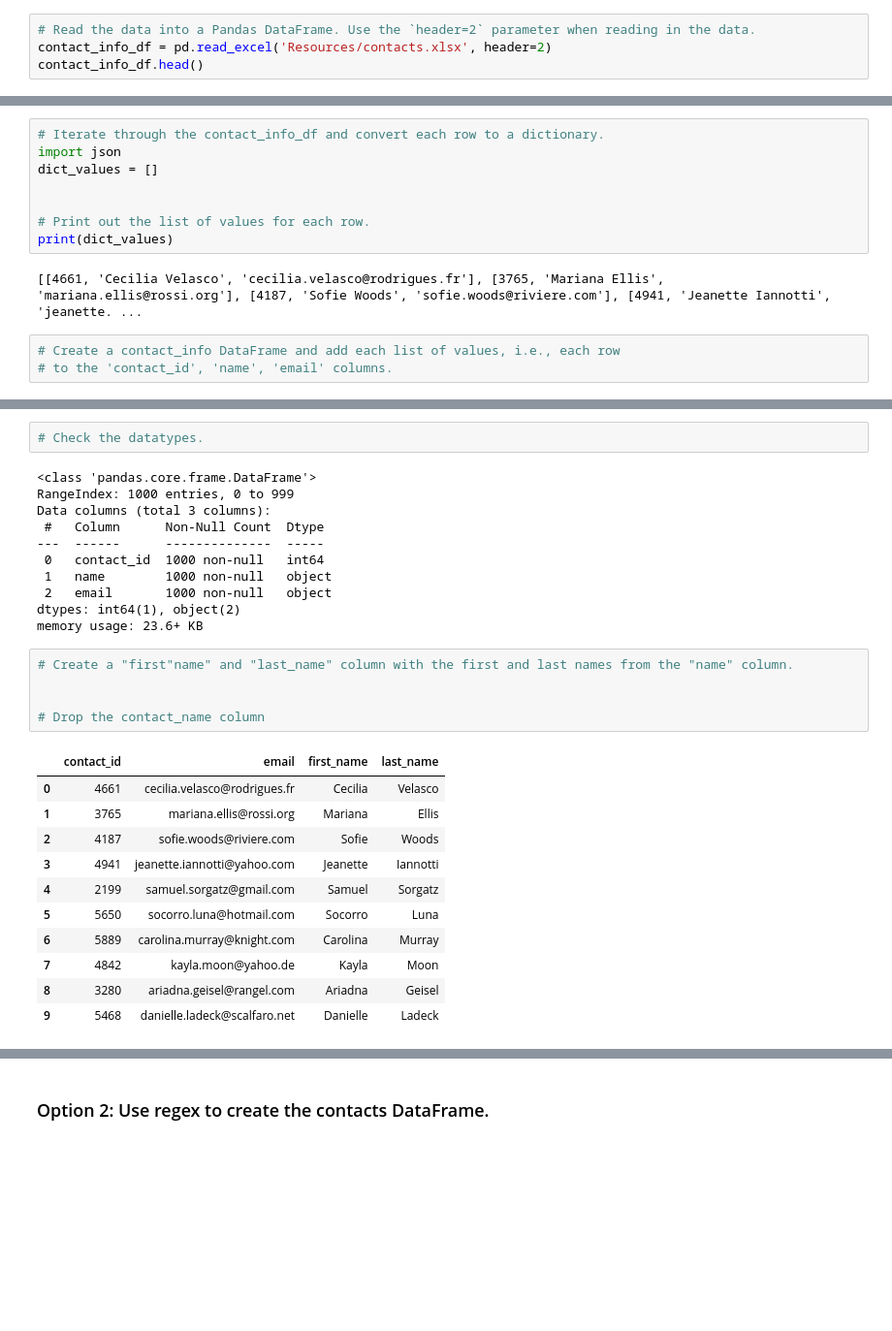
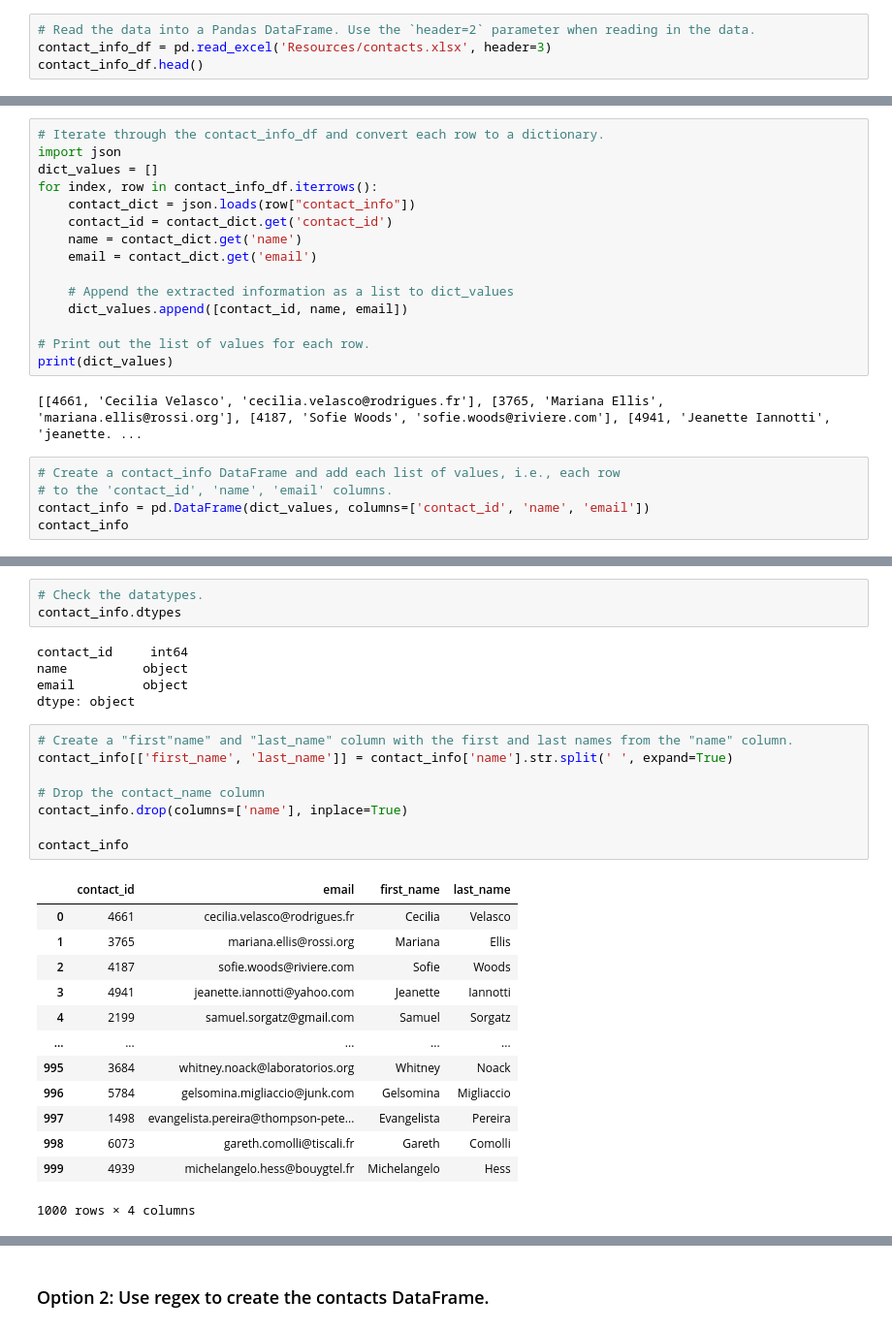
Before and after one commit to Jaxion08/Crowdfunding_ETL, a Jupyter notebook: ETL_Mini_Project_IGish_JMiller_AGalindo_TDunn.ipynb, the cells around one changed output, grey strips where cells are left out. Shown at 97% size. Cells and saved outputs as stored; diff of their text form; blank space fills up the shorter version.

Commit message:
Contacts Dataframe

```diff
--- a/ETL_Mini_Project_IGish_JMiller_AGalindo_TDunn.ipynb
+++ b/ETL_Mini_Project_IGish_JMiller_AGalindo_TDunn.ipynb
@@ -280,7 +314,7 @@ campaign_cleaned.to_csv("Resources/campaign.csv", index=False)
 ### Extract the contacts.xlsx Data.
 # %%
 # Read the data into a Pandas DataFrame. Use the `header=2` parameter when reading in the data.
-contact_info_df = pd.read_excel('Resources/contacts.xlsx', header=2)
+contact_info_df = pd.read_excel('Resources/contacts.xlsx', header=3)
 contact_info_df.head()
 # %% [output]
 |  | contact_info |
@@ -305,7 +355,14 @@ Then export the DataFrame as a `contacts.csv` CSV file.
 # Iterate through the contact_info_df and convert each row to a dictionary.
 import json
 dict_values = []
+for index, row in contact_info_df.iterrows():
+    contact_dict = json.loads(row["contact_info"])
+    contact_id = contact_dict.get('contact_id')
+    name = contact_dict.get('name')
+    email = contact_dict.get('email')
 
+    # Append the extracted information as a list to dict_values
+    dict_values.append([contact_id, name, email])
 
 # Print out the list of values for each row.
 print(dict_values)
@@ -314,6 +371,8 @@ print(dict_values)
 # %%
 # Create a contact_info DataFrame and add each list of values, i.e., each row
 # to the 'contact_id', 'name', 'email' columns.
+contact_info = pd.DataFrame(dict_values, columns=['contact_id', 'name', 'email'])
+contact_info
 # %% [output]
 |  | contact_id | name | email |
 | 0 | 4661 | Cecilia Velasco | cecilia.velasco@rodrigues.fr |
@@ -324,32 +390,32 @@ print(dict_values)
 # %%
 # Check the datatypes.
+contact_info.dtypes
 # %% [output]
-<class 'pandas.core.frame.DataFrame'>
-RangeIndex: 1000 entries, 0 to 999
-Data columns (total 3 columns):
- #   Column      Non-Null Count  Dtype
----  ------      --------------  -----
- 0   contact_id  1000 non-null   int64
- 1   name        1000 non-null   object
- 2   email       1000 non-null   object
-dtypes: int64(1), object(2)
-memory usage: 23.6+ KB
+contact_id     int64
+name          object
+email         object
+dtype: object
 # %%
 # Create a "first"name" and "last_name" column with the first and last names from the "name" column.
-
+contact_info[['first_name', 'last_name']] = contact_info['name'].str.split(' ', expand=True)
 
 # Drop the contact_name column
+contact_info.drop(columns=['name'], inplace=True)
+
+contact_info
 # %% [output]
 |  | contact_id | email | first_name | last_name |
 | 0 | 4661 | cecilia.velasco@rodrigues.fr | Cecilia | Velasco |
 | 1 | 3765 | mariana.ellis@rossi.org | Mariana | Ellis |
 | 2 | 4187 | sofie.woods@riviere.com | Sofie | Woods |
 | 3 | 4941 | jeanette.iannotti@yahoo.com | Jeanette | Iannotti |
 | 4 | 2199 | samuel.sorgatz@gmail.com | Samuel | Sorgatz |
-| 5 | 5650 | socorro.luna@hotmail.com | Socorro | Luna |
-| 6 | 5889 | carolina.murray@knight.com | Carolina | Murray |
-| 7 | 4842 | kayla.moon@yahoo.de | Kayla | Moon |
-| 8 | 3280 | ariadna.geisel@rangel.com | Ariadna | Geisel |
-| 9 | 5468 | danielle.ladeck@scalfaro.net | Danielle | Ladeck |
+| ... | ... | ... | ... | ... |
+| 995 | 3684 | whitney.noack@laboratorios.org | Whitney | Noack |
+| 996 | 5784 | gelsomina.migliaccio@junk.com | Gelsomina | Migliaccio |
+| 997 | 1498 | evangelista.pereira@thompson-pete... | Evangelista | Pereira |
+| 998 | 6073 | gareth.comolli@tiscali.fr | Gareth | Comolli |
+| 999 | 4939 | michelangelo.hess@bouygtel.fr | Michelangelo | Hess |
+1000 rows × 4 columns
 # %%
 # Reorder the columns
```
Also changed, not shown: parts of 13 cells of this notebook, 2 other files.
